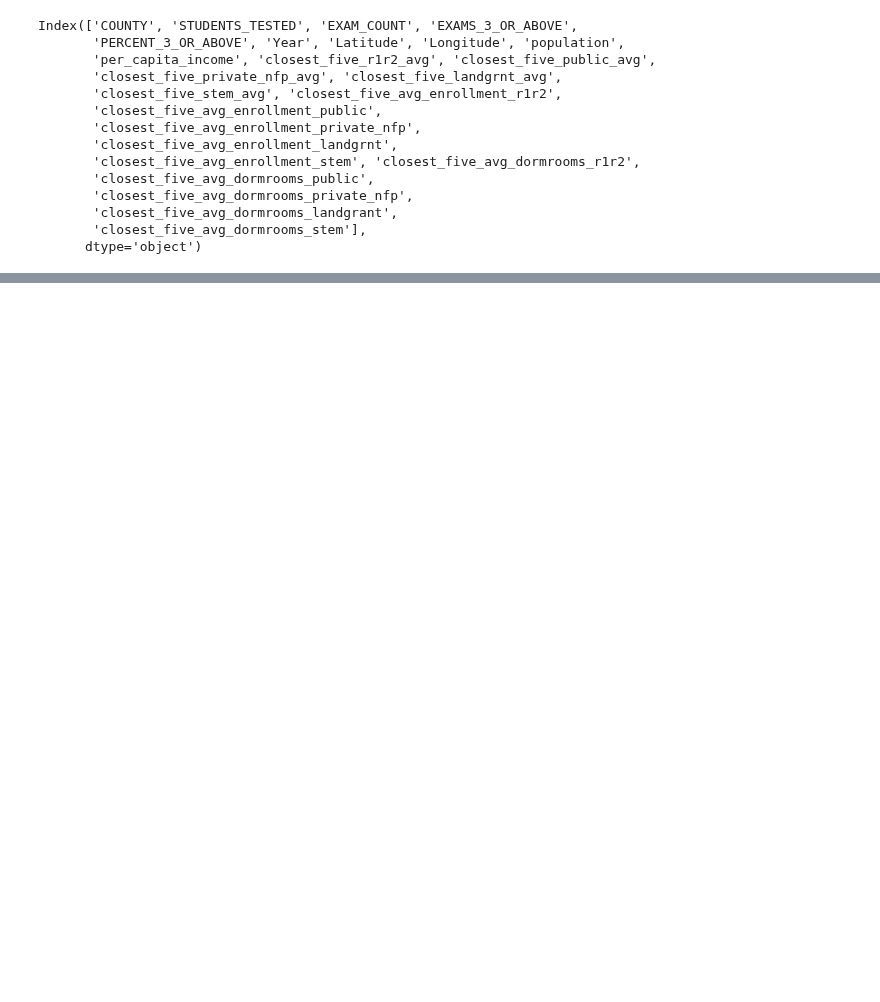
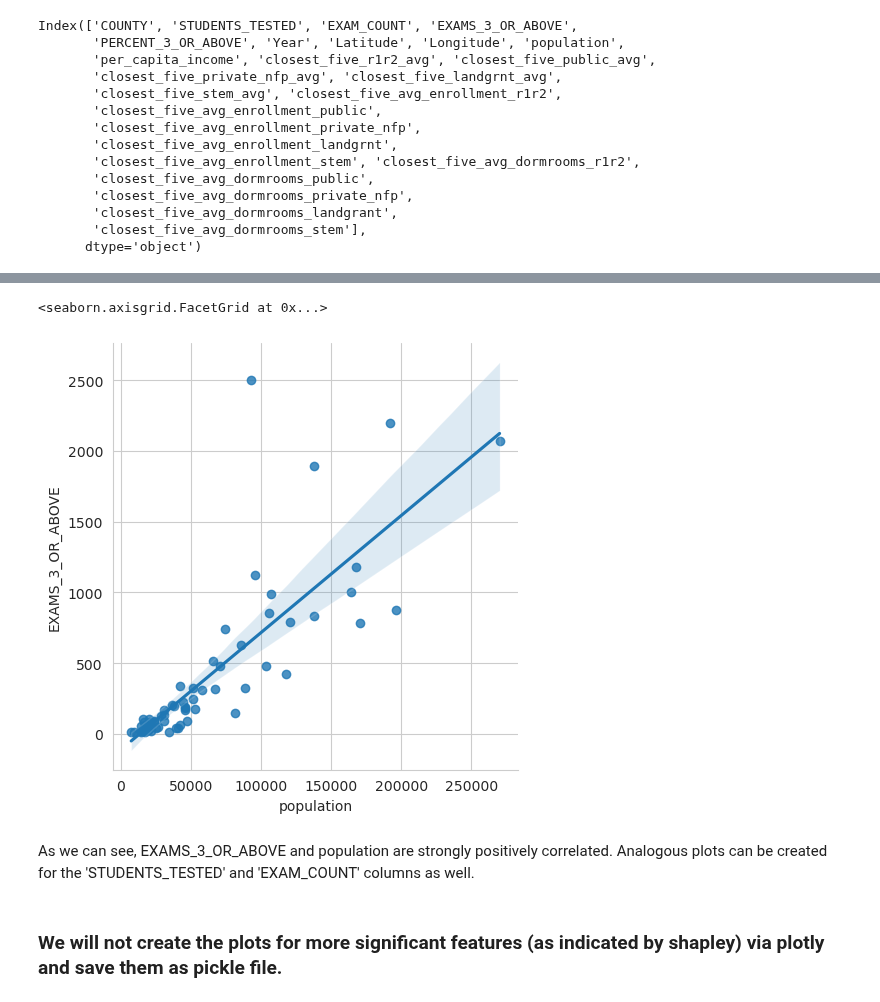
Before and after one commit to mcelhens/AP-Outcomes-to-University-Metrics, a Jupyter notebook: Wisconsin/EDA_and_plots_with_plotly.ipynb, the cells around one changed output, grey strips where cells are left out. Saved outputs shown, nothing was run; the diff lists cells and outputs as text; code cells hidden in the pictures; blank space fills up the shorter version.

```diff
--- a/Wisconsin_plots_with_plotly.ipynb
+++ b/Wisconsin/EDA_and_plots_with_plotly.ipynb
@@ -80,6 +179,15 @@ wisconsin22 = wisconsin[wisconsin['Year'] == 2022]
+# %%
+sns.lmplot(data=wisconsin22[wisconsin22['population']<300000],y='EXAMS_3_OR_ABOVE',x='population') # We truncate the data otherwise the high population counties make the plot difficult to interpret.
+# %% [output]
+<seaborn.axisgrid.FacetGrid at 0x...>
+[figure, added]
+# %% [markdown]
+As we can see, EXAMS_3_OR_ABOVE and population are strongly positively correlated. Analogous plots can be created for the 'STUDENTS_TESTED' and 'EXAM_COUNT' columns as well.
 # %%
 ## Features indicated by shapley to be significant
 significant_features = ['per_capita_income','population','closest_five_private_nfp_avg','closest_five_avg_dormrooms_private_nfp','closest_five_public_avg']
+# %% [markdown]
+### We will not create the plots for more significant features (as indicated by shapley) via plotly and save them as pickle file.
 # %%
 
 fig = go.Figure(data=go.Scatter(
```
Also changed, not shown: parts of 28 cells of this notebook, 5 other files.
